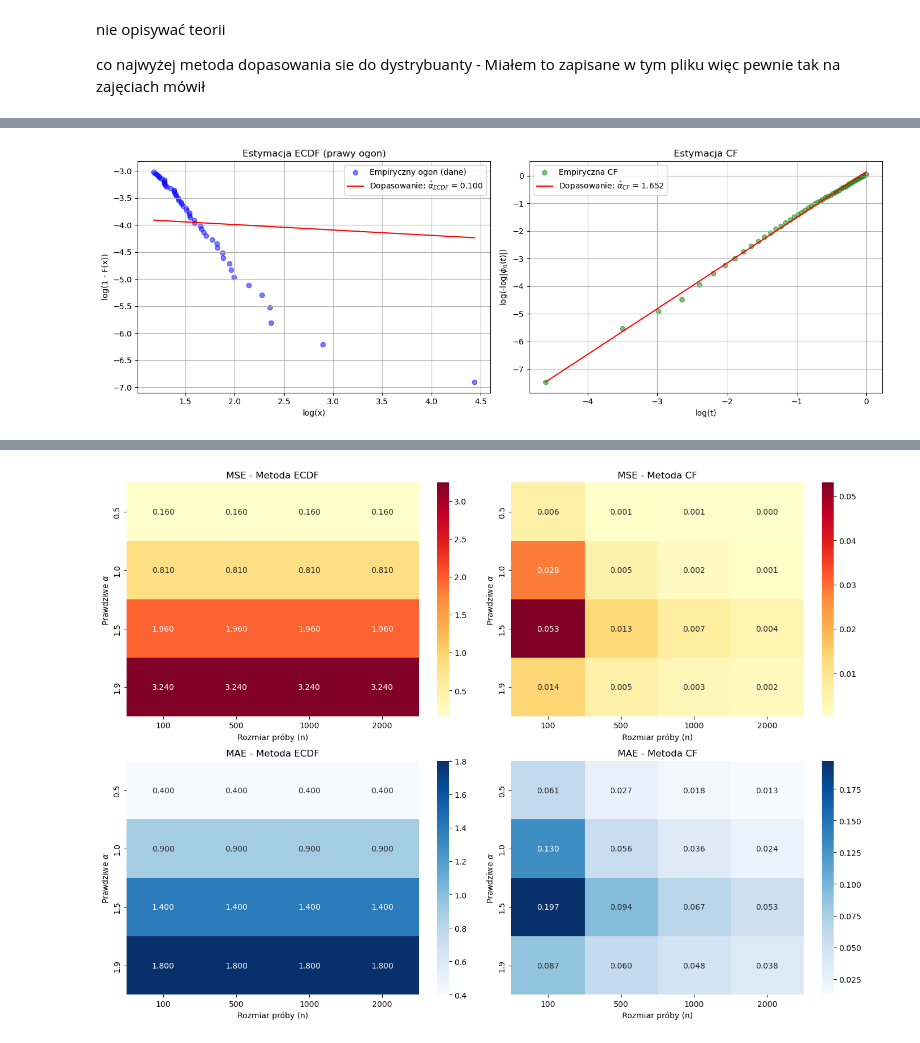
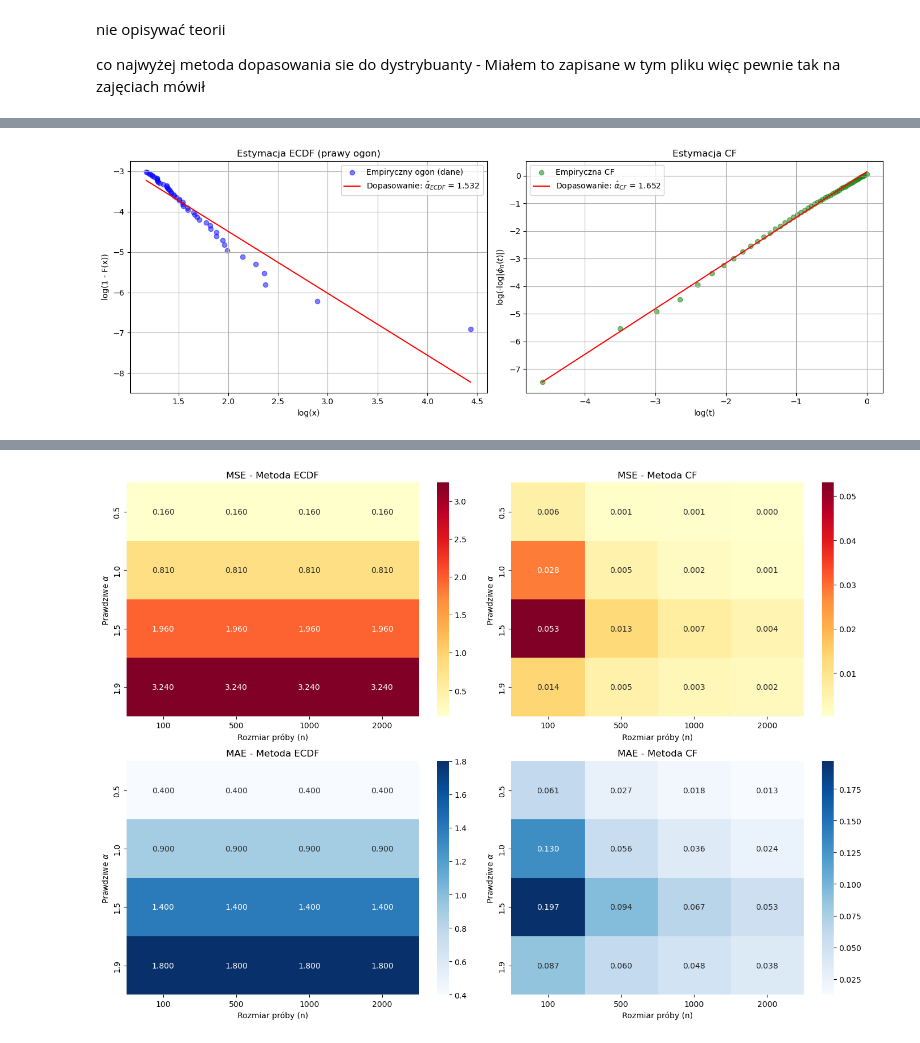
Before and after one commit to BartoszMichalak13/Raports-CSoSP, a Jupyter notebook: raporciątko.ipynb, the cells around one changed output, grey strips where cells are left out. Saved outputs shown, nothing was run; the diff lists cells and outputs as text; code cells hidden in the pictures.

Commit message:
jest dobrze, tylko kosmetyka V2

```diff
--- a/raporciątko.ipynb
+++ b/raporciątko.ipynb
@@ -148,20 +121,56 @@ def estimate_alpha_cf(X, t_max=1.0, num_t=50):
 #     alpha_est = slope
 #     return np.clip(alpha_est, 0.1, 2.0)
 # %%
-# Ustawienie parametrów rozkładu (punkt i oraz ii)
 true_alpha = 1.5
-beta = 0.0     # Symetryczny rozkład (ułatwia CF)
-gamma = 1.0    # Skala
-delta = 0.0    # Położenie
-n_samples = 1000
+beta = 0.0
+gamma = 1.0
+delta = 0.0
+N_samples = 1000
+
+np.random.seed(42) # Dla powtarzalności wyników
 # %%
-np.random.seed(42)
-# X_sample = levy_stable.rvs(true_alpha, beta, loc=delta, scale=gamma, size=n_samples)
-X_sample = generate_sample(n_samples, true_alpha, beta, gamma, delta)
+# np.random.seed(42)
+# # X_sample = levy_stable.rvs(true_alpha, beta, loc=delta, scale=gamma, size=n_samples)
+# X_sample = generate_sample(n_samples, true_alpha, beta, gamma, delta)
 
-# Obliczenia dla wykresów
+# # Obliczenia dla wykresów
+# alpha_ecdf = estimate_alpha_ecdf(X_sample)
+# alpha_cf = estimate_alpha_cf(X_sample)
+
+# plt.figure(figsize=(14, 5))
+
+# # Wykres 1: Dopasowanie w ogonie ECDF (skala log-log)
+# plt.subplot(1, 2, 1)
+# X_sorted = np.sort(X_sample)
+# X_pos = X_sorted[X_sorted > 0]
+# tail_frac = 0.1
+# n_tail = int(len(X_pos) * tail_frac)
+# X_tail = X_pos[-n_tail:]
+# surv_probs = np.arange(n_tail, 0, -1) / len(X_sorted)
+
+# log_x = np.log(X_tail)
+# log_y = np.log(surv_probs)
+
+
+# ---------------------------------------------------------
+# CZĘŚĆ (i) - Weryfikacja dla pojedynczej próbki
+# ---------------------------------------------------------
+# Losowanie tablic (wektorów) bezpośrednio w komórce
+theta_array = np.random.uniform(-np.pi/2, np.pi/2, N_samples)
+W_array = np.random.exponential(1, N_samples)
+
+# Generowanie rozkładu
+Z_array = genZ(true_alpha, beta, theta_array, W_array)
+X_sample = S(true_alpha, beta, gamma, delta, 0, Z_array)
+
+# Obliczenie estymat
 alpha_ecdf = estimate_alpha_ecdf(X_sample)
 alpha_cf = estimate_alpha_cf(X_sample)
+
+print(f"Prawdziwe alpha: {true_alpha}")
+print(f"Estymata ECDF:   {alpha_ecdf:.3f}")
+print(f"Estymata CF:     {alpha_cf:.3f}")
+print("Zmienna X_sample jest teraz dostepna w globalnym scope, mozesz ja sprawdzic!")
 
 plt.figure(figsize=(14, 5))
 
@@ -176,6 +185,7 @@ surv_probs = np.arange(n_tail, 0, -1) / len(X_sorted)
 
 log_x = np.log(X_tail)
 log_y = np.log(surv_probs)
+
 
 plt.scatter(log_x, log_y, color='blue', alpha=0.5, label='Empiryczny ogon (dane)')
 # Generowanie linii dopasowania
@@ -206,4 +216,37 @@ plt.grid(True)
 
 plt.tight_layout()
 plt.show()
+
+
+
+
+# plt.scatter(log_x, log_y, color='blue', alpha=0.5, label='Empiryczny ogon (dane)')
+# # Generowanie linii dopasowania
+# fit_y = -alpha_ecdf * log_x + (log_y.mean() - (-alpha_ecdf * log_x.mean()))
+# plt.plot(log_x, fit_y, color='red', label=f'Dopasowanie: $\\hat{{\\alpha}}_{{ECDF}}$ = {alpha_ecdf:.3f}')
+# plt.xlabel('log(x)')
+# plt.ylabel('log(1 - F(x))')
+# plt.title('Estymacja ECDF (prawy ogon)')
+# plt.legend()
+# plt.grid(True)
+
+# # Wykres 2: Dopasowanie dla CF
+# plt.subplot(1, 2, 2)
+# t_vals = np.linspace(0.01, 1.0, 50)
+# phi_n_abs = np.array([np.abs(np.mean(np.exp(1j * t * X_sample))) for t in t_vals])
+# valid = (phi_n_abs > 0) & (phi_n_abs < 1)
+# log_t = np.log(t_vals[valid])
+# log_neg_log_phi = np.log(-np.log(phi_n_abs[valid]))
+
+# plt.scatter(log_t, log_neg_log_phi, color='green', alpha=0.5, label='Empiryczna CF')
+# fit_y_cf = alpha_cf * log_t + (log_neg_log_phi.mean() - alpha_cf * log_t.mean())
+# plt.plot(log_t, fit_y_cf, color='red', label=f'Dopasowanie: $\\hat{{\\alpha}}_{{CF}}$ = {alpha_cf:.3f}')
+# plt.xlabel('log(t)')
+# plt.ylabel('log(-log|$\phi_n(t)$|)')
+# plt.title('Estymacja CF')
+# plt.legend()
+# plt.grid(True)
+
+# plt.tight_layout()
+# plt.show()
 # %% [output]
@@ -210,2 +257,2 @@ plt.show()
-[figure, old version]
+[figure, new version]
 # %%
```
Also changed, not shown: parts of 5 cells of this notebook.
